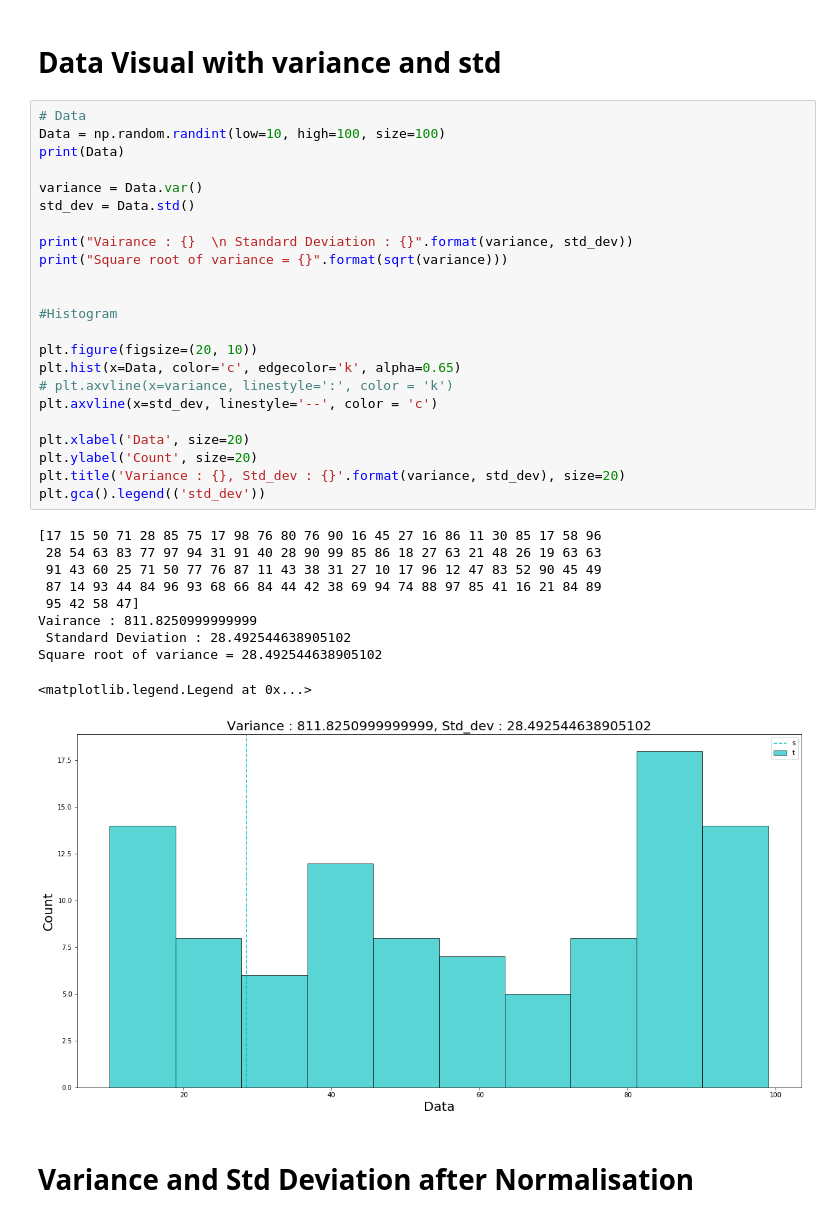
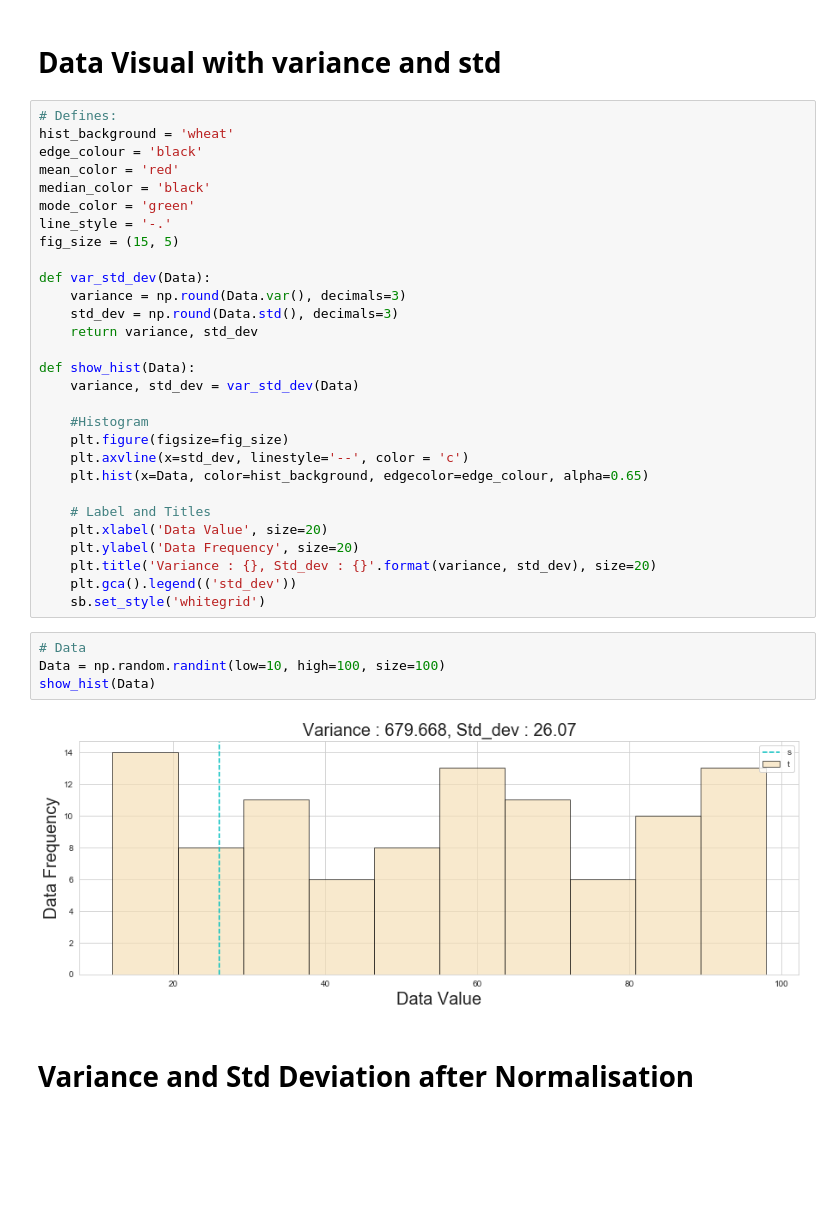
Before and after one commit to pythonist-datascience/statistics, a Jupyter notebook: Descriptive_Statistics/Central_Tendency/Varaiance_Standard_Deviation.ipynb, the cells around one changed output. Saved outputs shown, nothing was run; the diff lists cells and outputs as text; blank space fills up the shorter version.

```diff
--- a/Descriptive_Statistics/Central_Tendency/Varaiance_Standard_Deviation.ipynb
+++ b/Descriptive_Statistics/Central_Tendency/Varaiance_Standard_Deviation.ipynb
@@ -21,38 +20,39 @@ scaler = MinMaxScaler()
 # %% [markdown]
 # Data Visual with variance and std
 # %%
-# Data
-Data = np.random.randint(low=10, high=100, size=100)
-print(Data)
+# Defines:
+hist_background = 'wheat'
+edge_colour = 'black'
+mean_color = 'red'
+median_color = 'black'
+mode_color = 'green'
+line_style = '-.'
+fig_size = (15, 5)
 
-variance = Data.var()
-std_dev = Data.std()
+def var_std_dev(Data):
+    variance = np.round(Data.var(), decimals=3)
+    std_dev = np.round(Data.std(), decimals=3)
+    return variance, std_dev
 
-print("Vairance : {}  \n Standard Deviation : {}".format(variance, std_dev))
-print("Square root of variance = {}".format(sqrt(variance)))
+def show_hist(Data):
+    variance, std_dev = var_std_dev(Data)
 
+    #Histogram
+    plt.figure(figsize=fig_size)
+    plt.axvline(x=std_dev, linestyle='--', color = 'c')
+    plt.hist(x=Data, color=hist_background, edgecolor=edge_colour, alpha=0.65)
 
-#Histogram
-
-plt.figure(figsize=(20, 10))
-plt.hist(x=Data, color='c', edgecolor='k', alpha=0.65)
-# plt.axvline(x=variance, linestyle=':', color = 'k')
-plt.axvline(x=std_dev, linestyle='--', color = 'c')
-
-plt.xlabel('Data', size=20)
-plt.ylabel('Count', size=20)
-plt.title('Variance : {}, Std_dev : {}'.format(variance, std_dev), size=20)
-plt.gca().legend(('std_dev'))
+    # Label and Titles
+    plt.xlabel('Data Value', size=20)
+    plt.ylabel('Data Frequency', size=20)
+    plt.title('Variance : {}, Std_dev : {}'.format(variance, std_dev), size=20)
+    plt.gca().legend(('std_dev'))
+    sb.set_style('whitegrid')
-# %% [output]
-[17 15 50 71 28 85 75 17 98 76 80 76 90 16 45 27 16 86 11 30 85 17 58 96
- 28 54 63 83 77 97 94 31 91 40 28 90 99 85 86 18 27 63 21 48 26 19 63 63
- 91 43 60 25 71 50 77 76 87 11 43 38 31 27 10 17 96 12 47 83 52 90 45 49
- 87 14 93 44 84 96 93 68 66 84 44 42 38 69 94 74 88 97 85 41 16 21 84 89
- 95 42 58 47]
-Vairance : 811.8250999999999
- Standard Deviation : 28.492544638905102
-Square root of variance = 28.492544638905102
-<matplotlib.legend.Legend at 0x...>
-[figure, removed]
+# %%
+# Data
+Data = np.random.randint(low=10, high=100, size=100)
+show_hist(Data)
+# %% [output]
+[figure, added]
 # %% [markdown]
 # Variance and Std Deviation after Normalisation
```
Also changed, not shown: parts of 3 cells of this notebook, 1 other file.
